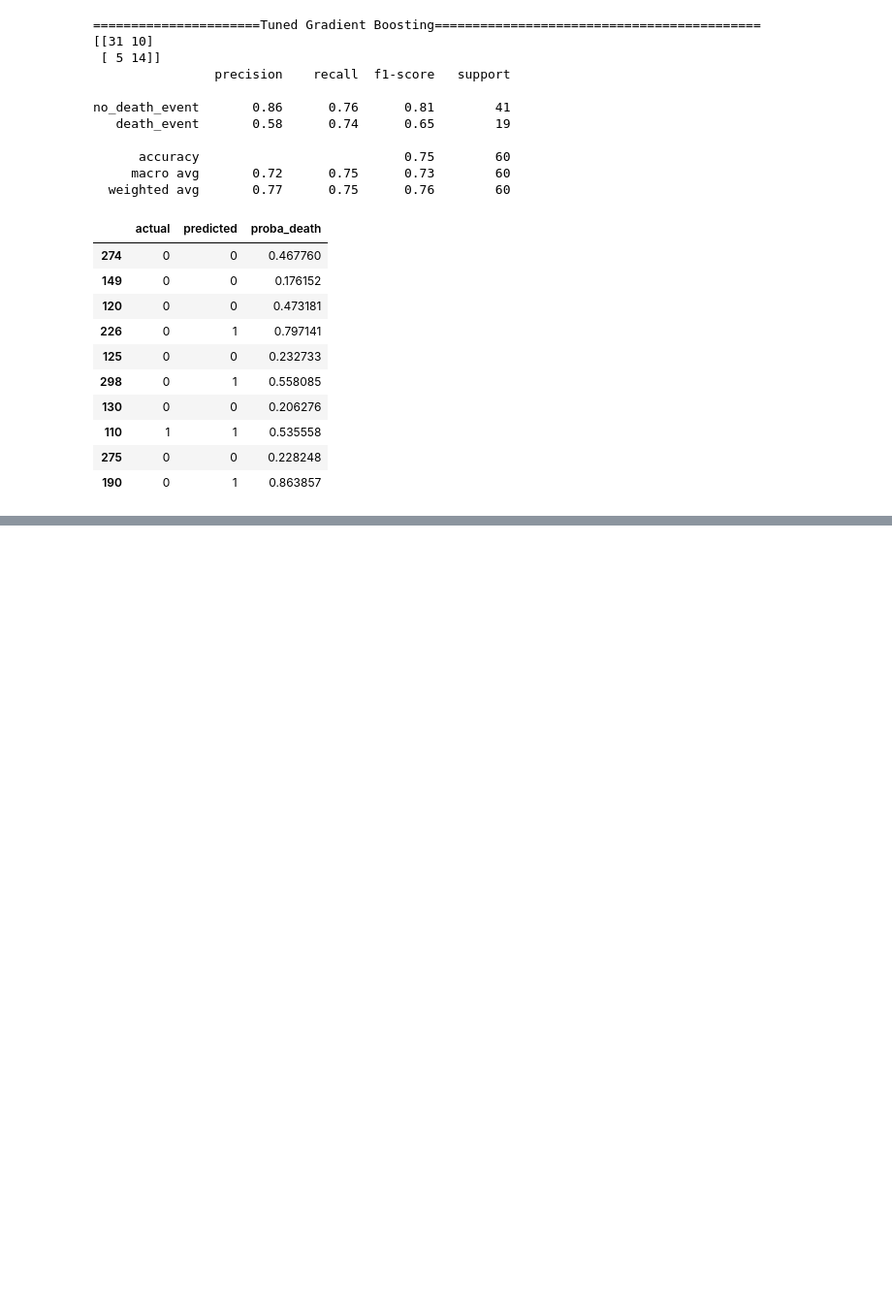
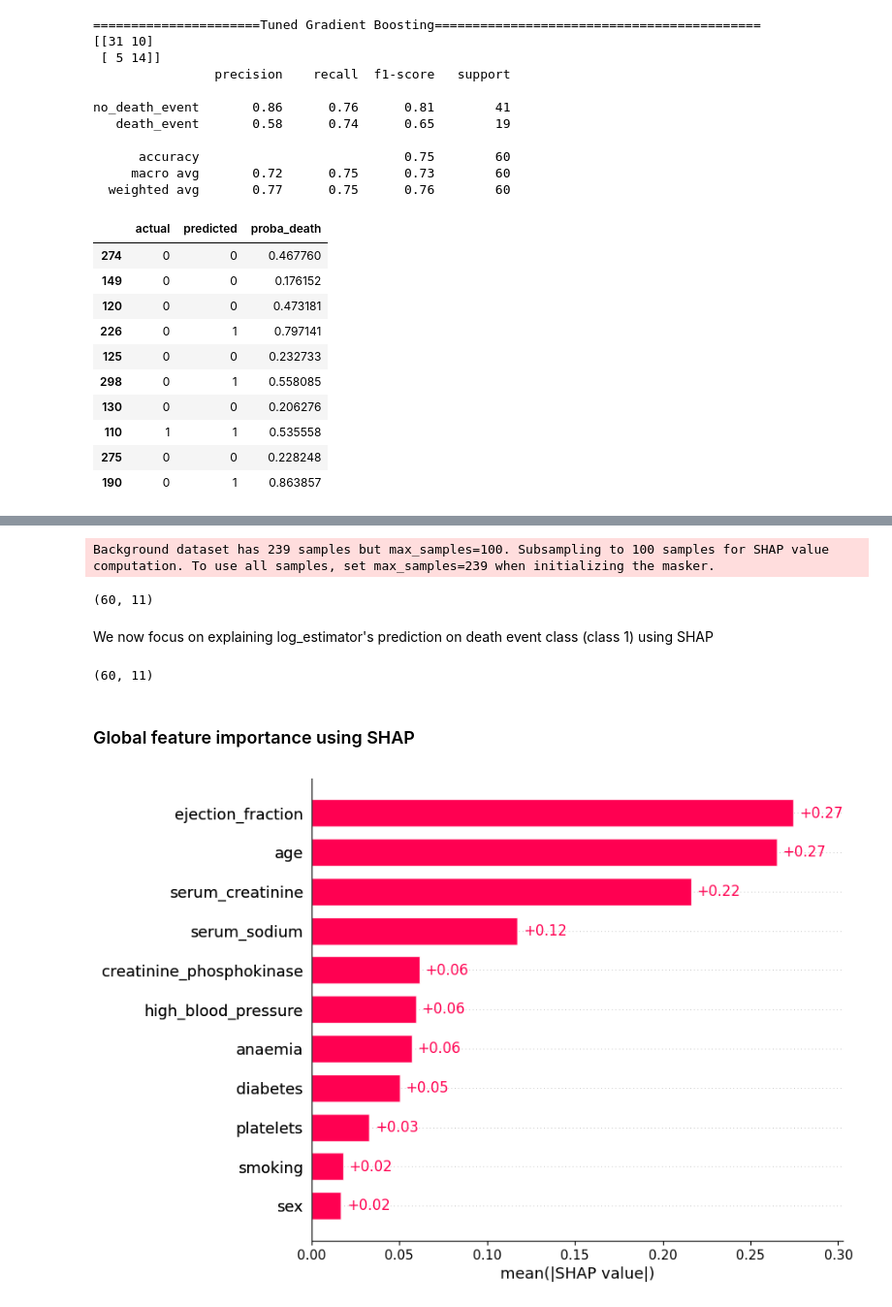
Before and after one commit to kingsleyukandu/heart-failure-survival-risk-analysis, a Jupyter notebook: shap_explanation/shap_explanation.ipynb, the cells around one changed output, grey strips where cells are left out. Shown at 97% size. Drawn from its saved outputs; the diff is of its cells as text; code cells hidden in the pictures; blank space fills up the shorter version.

Commit message:
Explained the logistic model's prediction using SHAP

```diff
--- a/shap_explanation/shap_explanation.ipynb
+++ b/shap_explanation/shap_explanation.ipynb
@@ -253,0 +258,33 @@ no_death_event       0.86      0.76      0.81        41
+# %%
+# we create a representative background sample. We can actually use the whole training set since our dataset is small
+
+log_background = X_train_log
+# %%
+log_explainer = shap.LinearExplainer(log_estimator, log_background)
+# %% [output]
+Background dataset has 239 samples but max_samples=100. Subsampling to 100 samples for SHAP value computation. To use all samples, set max_samples=239 when initializing the masker.
+# %%
+log_exp = log_explainer(X_test_log)
+log_exp.values.shape
+# %% [output]
+(60, 11)
+# %% [markdown]
+We now focus on explaining log_estimator's prediction on death event class (class 1) using SHAP
+# %%
+# we define this just incase our explainer is 3 dimensional (in our case is not)
+
+def postive_class_explanation(exp, class_index):
+    if len(exp.values.shape) == 3:  # (no of patients, no of features, no of classes); 3 dimension
+        return exp[:,:, class_index]
+    return exp   # this returns the logodds of class 1
+
+log_exp_death = postive_class_explanation(log_exp, class_index = 1)
+log_exp_death.values.shape
+# %% [output]
+(60, 11)
+# %% [markdown]
+### Global feature importance using SHAP
+# %%
+shap.plots.bar(log_exp_death, max_display=12)
+# %% [output]
+[figure, added]
```
Also changed, not shown: parts of 8 cells of this notebook.
